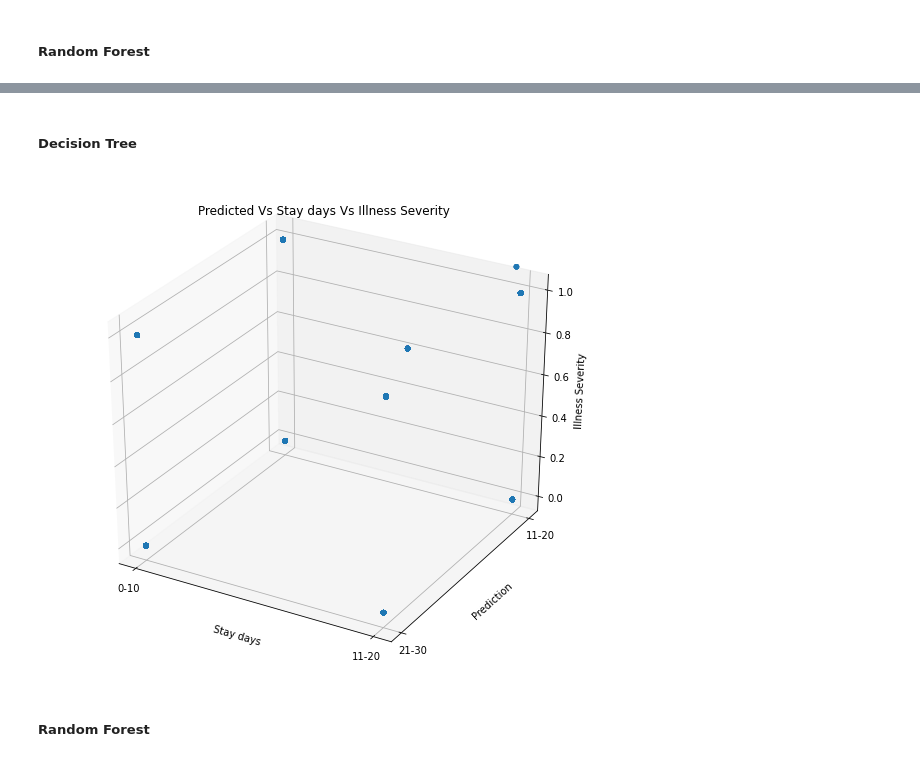
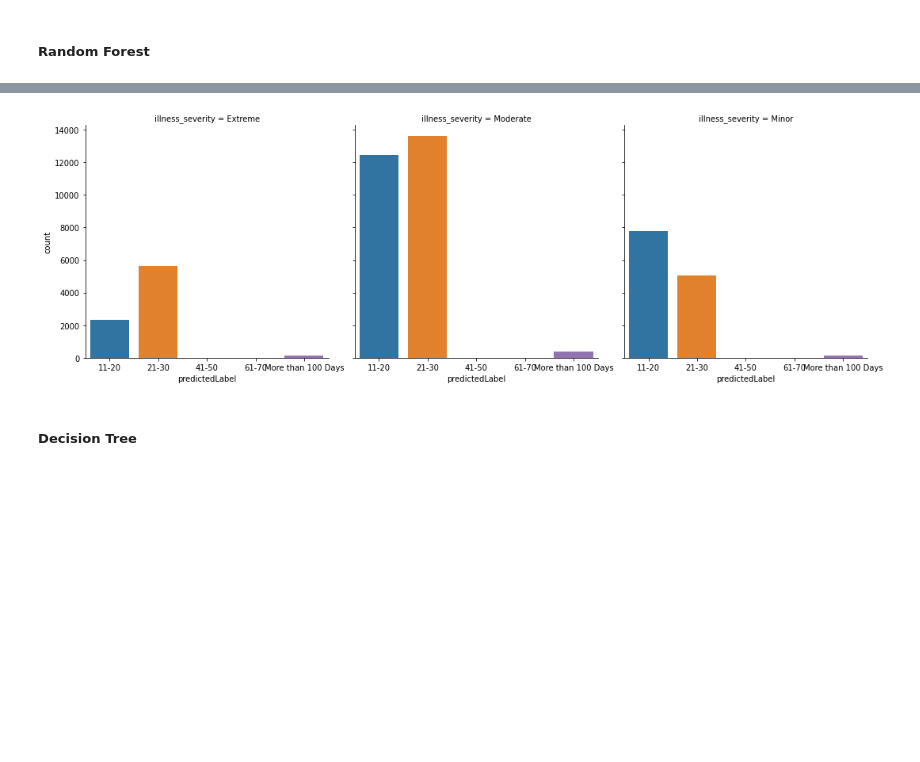
Before and after one commit to taiwotman/TaiwotmanGoogleColab, a Jupyter notebook: COVID_HOSPITAL_TREATMENT_Predicting_Patient's_Length_of_Stay(LOS)_using_Kaggle_Data.ipynb, the cells around one changed output, grey strips where cells are left out. Drawn from its saved outputs; the diff is of its cells as text; code cells hidden in the pictures; blank space fills up the shorter version.

```diff
--- a/COVID_HOSPITAL_TREATMENT_Predicting_Patient's_Length_of_Stay(LOS)_using_Kaggle_Data.ipynb
+++ b/COVID_HOSPITAL_TREATMENT_Predicting_Patient's_Length_of_Stay(LOS)_using_Kaggle_Data.ipynb
@@ -665,8 +654,6 @@ z_value = 'illness_severity_index'
+# %%
+bivariate_analysis(df1, "predictedLabel", "illness_severity", selected_list)
+# %% [output]
+[figure, added]
 # %% [markdown]
 ##### **Decision Tree**
-# %%
-scatter_plot(df1, z_value)
-# %% [output]
-[figure, removed]
-# %% [markdown]
-##### **Random Forest**
```
Also changed, not shown: parts of 17 cells of this notebook.
